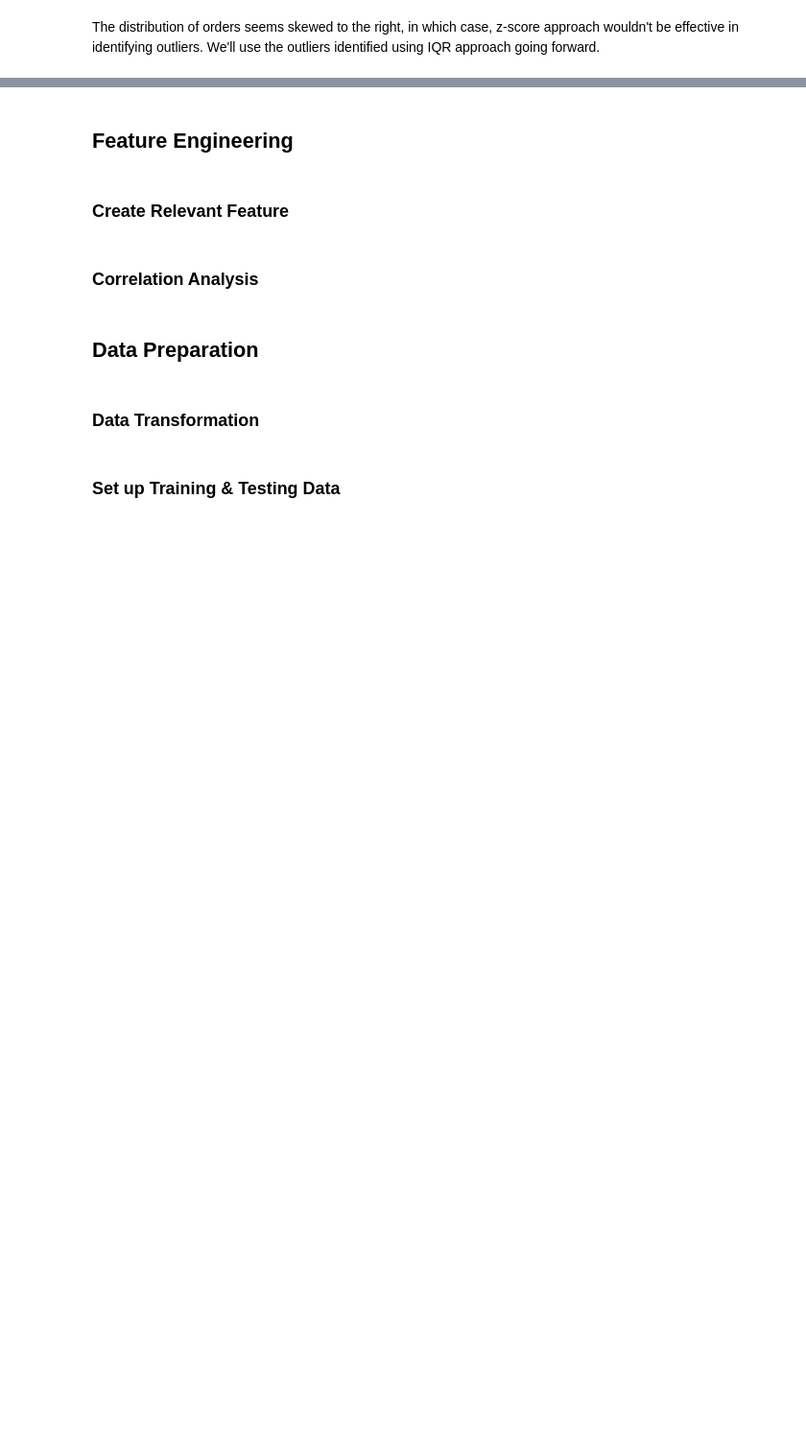
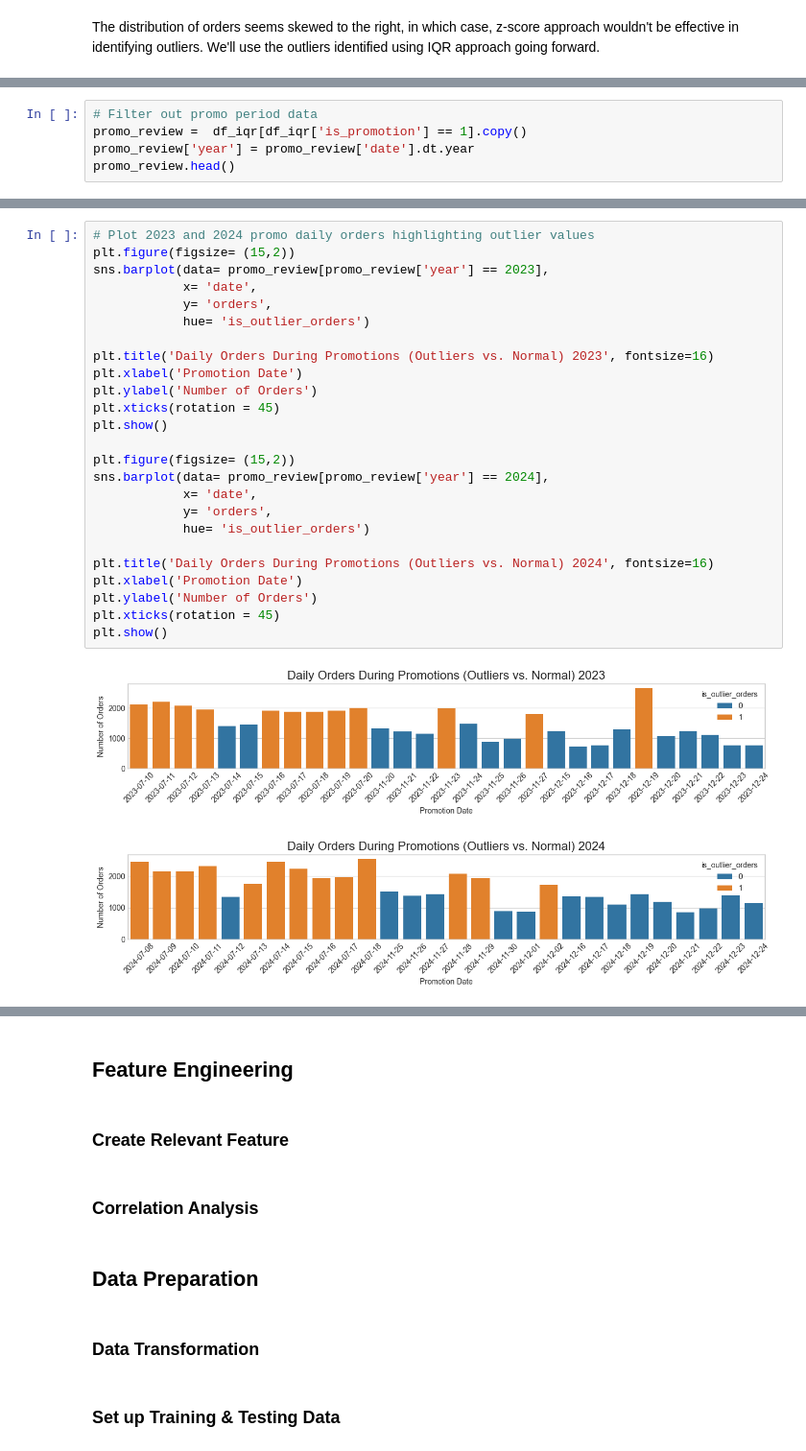
Before and after one commit to traha-89/ecommerce_demand_forecasting, a Jupyter notebook: notebooks/demand_forecasting_analysis.ipynb, the cells around one changed output, grey strips where cells are left out. Shown at 96% size. Saved outputs shown, nothing was run; the diff lists cells and outputs as text; blank space fills up the shorter version.

```diff
--- a/notebooks/demand_forecasting_analysis.ipynb
+++ b/notebooks/demand_forecasting_analysis.ipynb
@@ -295,0 +300,5 @@ The distribution of orders seems skewed to the right, in which case, z-score app
+# %%
+# Filter out promo period data
+promo_review =  df_iqr[df_iqr['is_promotion'] == 1].copy()
+promo_review['year'] = promo_review['date'].dt.year
+promo_review.head()
@@ -295,0 +312,28 @@ The distribution of orders seems skewed to the right, in which case, z-score app
+# %%
+# Plot 2023 and 2024 promo daily orders highlighting outlier values
+plt.figure(figsize= (15,2))
+sns.barplot(data= promo_review[promo_review['year'] == 2023],
+            x= 'date',
+            y= 'orders',
+            hue= 'is_outlier_orders')
+
+plt.title('Daily Orders During Promotions (Outliers vs. Normal) 2023', fontsize=16)
+plt.xlabel('Promotion Date')
+plt.ylabel('Number of Orders')
+plt.xticks(rotation = 45)
+plt.show()
+
+plt.figure(figsize= (15,2))
+sns.barplot(data= promo_review[promo_review['year'] == 2024],
+            x= 'date',
+            y= 'orders',
+            hue= 'is_outlier_orders')
+
+plt.title('Daily Orders During Promotions (Outliers vs. Normal) 2024', fontsize=16)
+plt.xlabel('Promotion Date')
+plt.ylabel('Number of Orders')
+plt.xticks(rotation = 45)
+plt.show()
+# %% [output]
+[figure, added]
+[figure, added]
```
Also changed, not shown: parts of 17 cells of this notebook.
